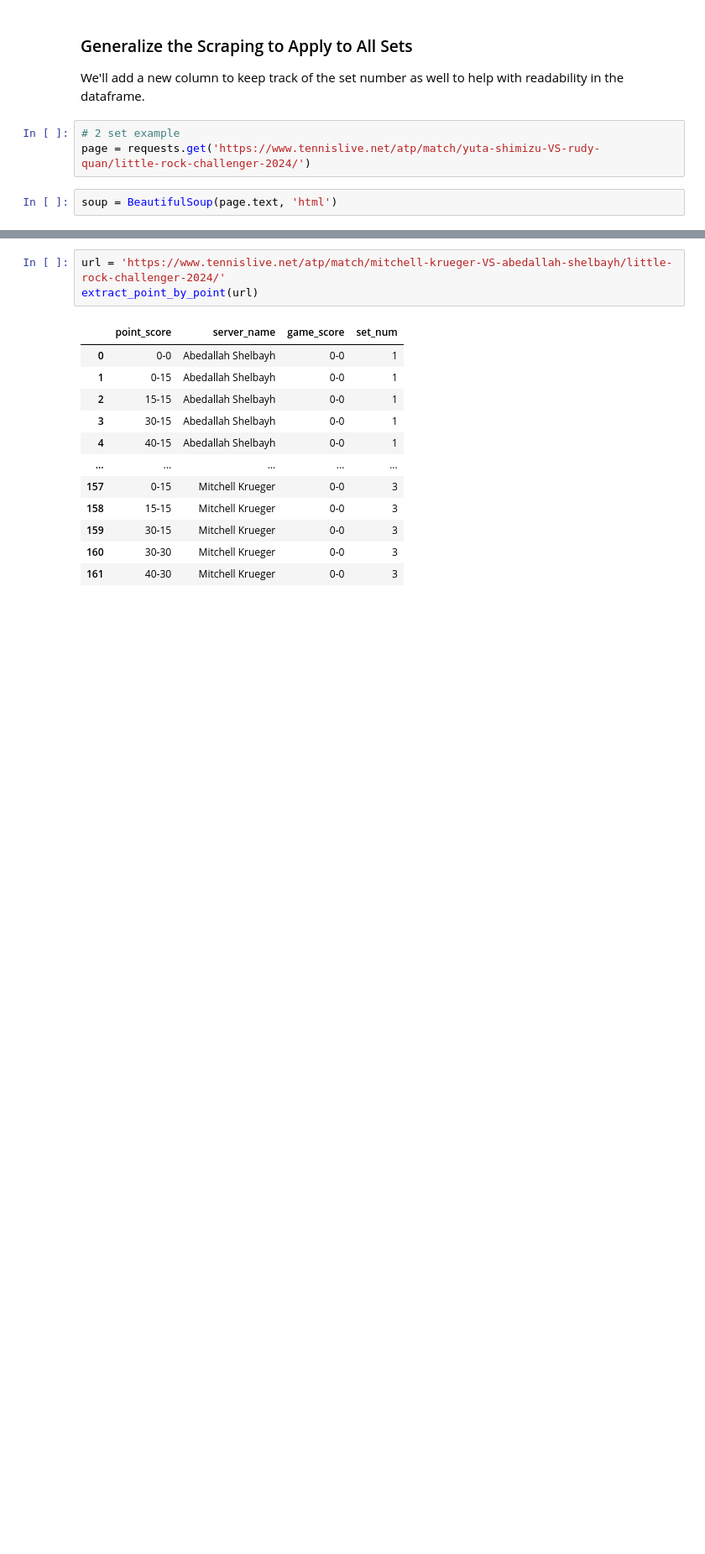
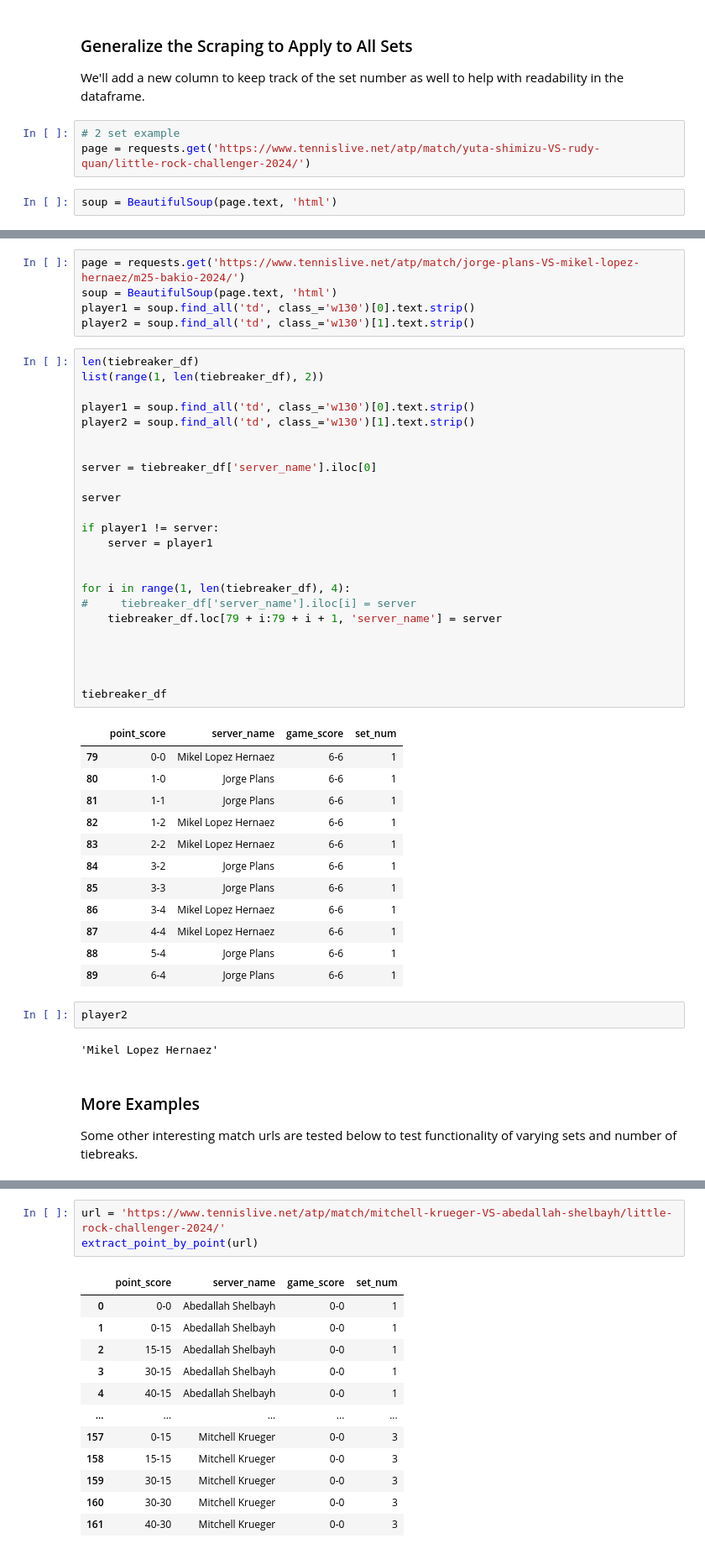
Before and after one commit to cjgimena/Webscraping-Project, a Jupyter notebook: Webscraping Project.ipynb, the cells around one changed output, grey strips where cells are left out. Shown at 84% size. Drawn from its saved outputs; the diff is of its cells as text; blank space fills up the shorter version.

```diff
--- a/Webscraping Project.ipynb
+++ b/Webscraping Project.ipynb
@@ -585,0 +594,50 @@ extract_point_by_point(url)
+# %%
+page = requests.get('https://www.tennislive.net/atp/match/jorge-plans-VS-mikel-lopez-hernaez/m25-bakio-2024/')
+soup = BeautifulSoup(page.text, 'html')
+player1 = soup.find_all('td', class_='w130')[0].text.strip()
+player2 = soup.find_all('td', class_='w130')[1].text.strip()
+# %%
+len(tiebreaker_df)
+list(range(1, len(tiebreaker_df), 2))
+
+player1 = soup.find_all('td', class_='w130')[0].text.strip()
+player2 = soup.find_all('td', class_='w130')[1].text.strip()
+
+
+server = tiebreaker_df['server_name'].iloc[0]
+
+server
+
+if player1 != server:
+    server = player1
+
+
+for i in range(1, len(tiebreaker_df), 4):
+#     tiebreaker_df['server_name'].iloc[i] = server
+    tiebreaker_df.loc[79 + i:79 + i + 1, 'server_name'] = server
+
+
+
+
+tiebreaker_df
+# %% [output]
+|  | point_score | server_name | game_score | set_num |
+| 79 | 0-0 | Mikel Lopez Hernaez | 6-6 | 1 |
+| 80 | 1-0 | Jorge Plans | 6-6 | 1 |
+| 81 | 1-1 | Jorge Plans | 6-6 | 1 |
+| 82 | 1-2 | Mikel Lopez Hernaez | 6-6 | 1 |
+| 83 | 2-2 | Mikel Lopez Hernaez | 6-6 | 1 |
+| 84 | 3-2 | Jorge Plans | 6-6 | 1 |
+| 85 | 3-3 | Jorge Plans | 6-6 | 1 |
+| 86 | 3-4 | Mikel Lopez Hernaez | 6-6 | 1 |
+| 87 | 4-4 | Mikel Lopez Hernaez | 6-6 | 1 |
+| 88 | 5-4 | Jorge Plans | 6-6 | 1 |
+| 89 | 6-4 | Jorge Plans | 6-6 | 1 |
+# %%
+player2
+# %% [output]
+'Mikel Lopez Hernaez'
+# %% [markdown]
+### More Examples
+
+Some other interesting match urls are tested below to test functionality of varying sets and number of tiebreaks.
```
Also changed, not shown: parts of 9 cells of this notebook.
